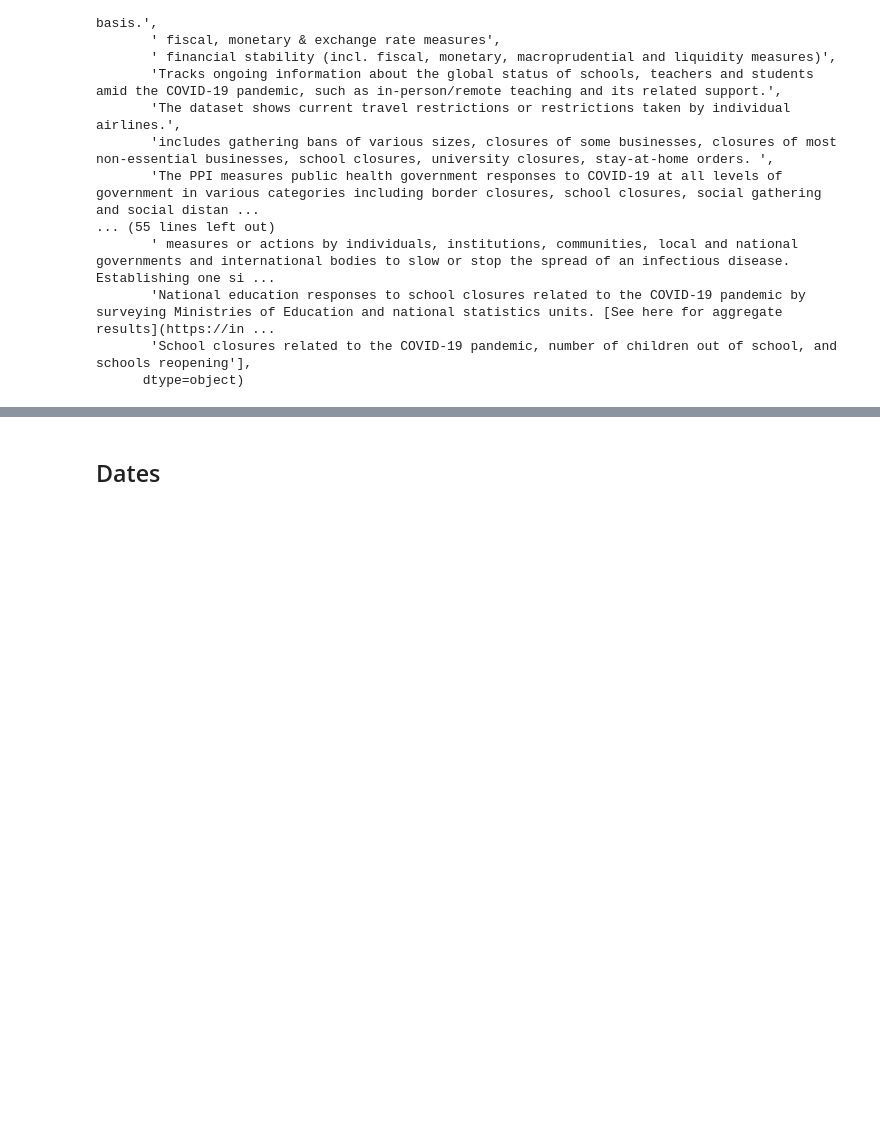
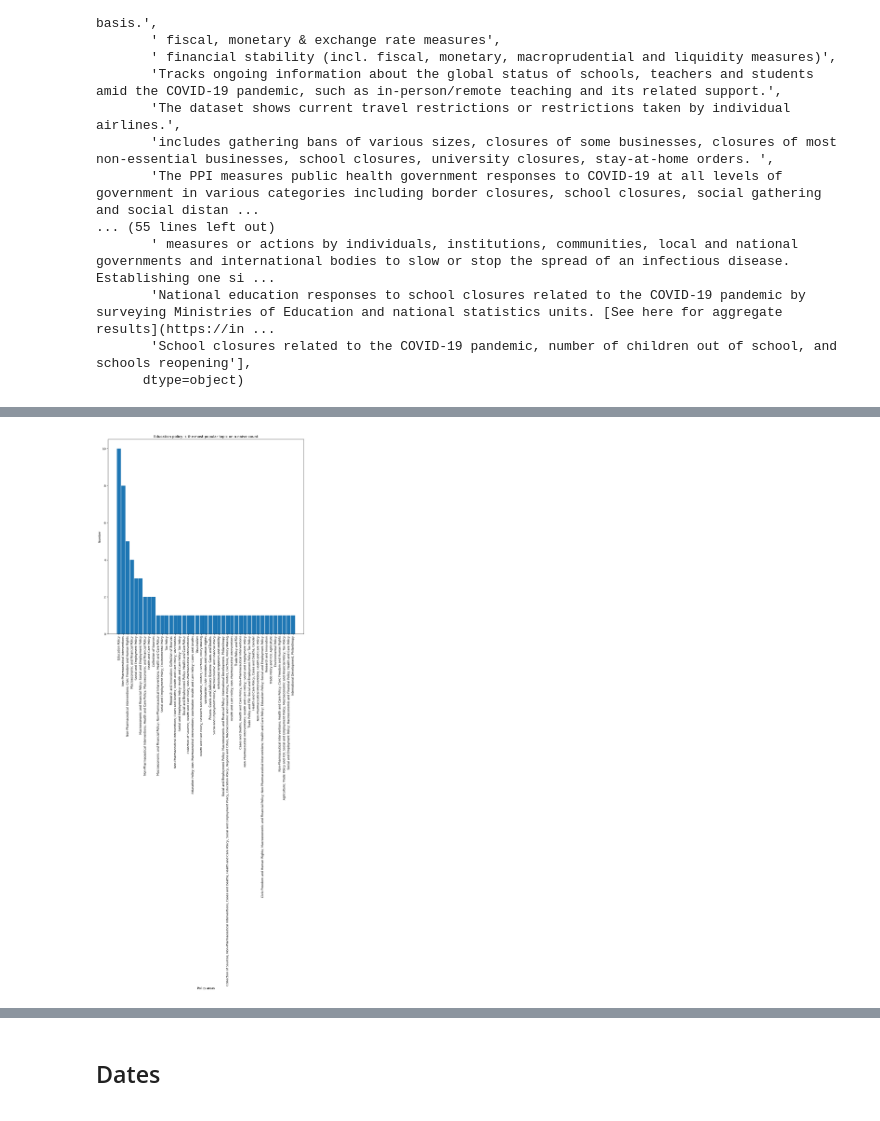
Before and after one commit to LawrenceKay/worldwide_covid_policy, a Jupyter notebook: notebooks/WCP_metadata_collection_cleaning.ipynb, the cells around one changed output, grey strips where cells are left out. Cells and saved outputs as stored; diff of their text form; code cells hidden in the pictures; blank space fills up the shorter version.

```diff
--- a/notebooks/WCP_metadata_collection_cleaning.ipynb
+++ b/notebooks/WCP_metadata_collection_cleaning.ipynb
@@ -874,3 +874,6 @@ There are only four entries that are 'collections'. Their content is as follows:
 
 Three of the four are useful collections - they're correctly labelled - but we'll need to look at the policy trackers to understand how distinct the categories are.
 </div>
+# %%
+# Changes the COVID-19 Resource Tracker: A Guide to State and Local Responses type
+oxford_supertracker.loc[oxford_supertracker['Title'] == 'COVID-19 Resource Tracker: A Guide to State and Local Responses', ['Type']] = 'Policy Tracker'
@@ -876,0 +886,3 @@ Three of the four are useful collections - they're correctly labelled - but we'l
+# %%
+# Changes the Corona Daten Plattform type
+oxford_supertracker.loc[oxford_supertracker['Title'] == 'Corona Daten Plattform', ['Type']] = 'Policy Tracker'
@@ -1318,0 +1322,6 @@ NEXT STEP: look through the policy area tags and how they were submitted.
+# %%
+# Puts the focus and policy areas into a separate dataframe
+policy_areas = pd.DataFrame(oxford_supertracker['Policy Area'])
+
+# Shows dataframe
+policy_areas
@@ -1318,0 +1342,6 @@ NEXT STEP: look through the policy area tags and how they were submitted.
+# %%
+# Groups by policy areas for counting
+policy_areas = policy_areas.apply(pd.Series.value_counts, axis = 0, result_type=None).fillna(0)
+
+# Shows change
+policy_areas
@@ -1318,0 +1366,11 @@ NEXT STEP: look through the policy area tags and how they were submitted.
+# %%
+# Plots counts
+plt.figure(figsize =(12, 12))
+plt.bar(policy_areas.index, height = policy_areas['Policy Area'], width = 0.9, color = None)
+plt.xticks(rotation=90)
+plt.title('Education policy is the most popular topic on a naive count')
+plt.xlabel('Policy areas')
+plt.ylabel('Number')
+plt.show()
+# %% [output]
+[figure, added]
```
Also changed, not shown: parts of 45 cells of this notebook.
